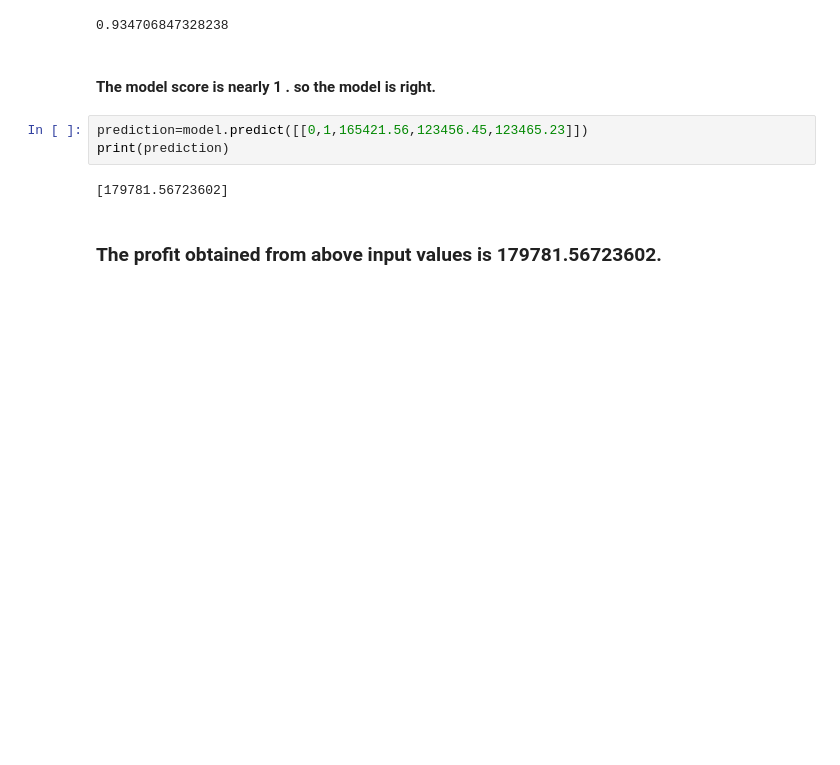
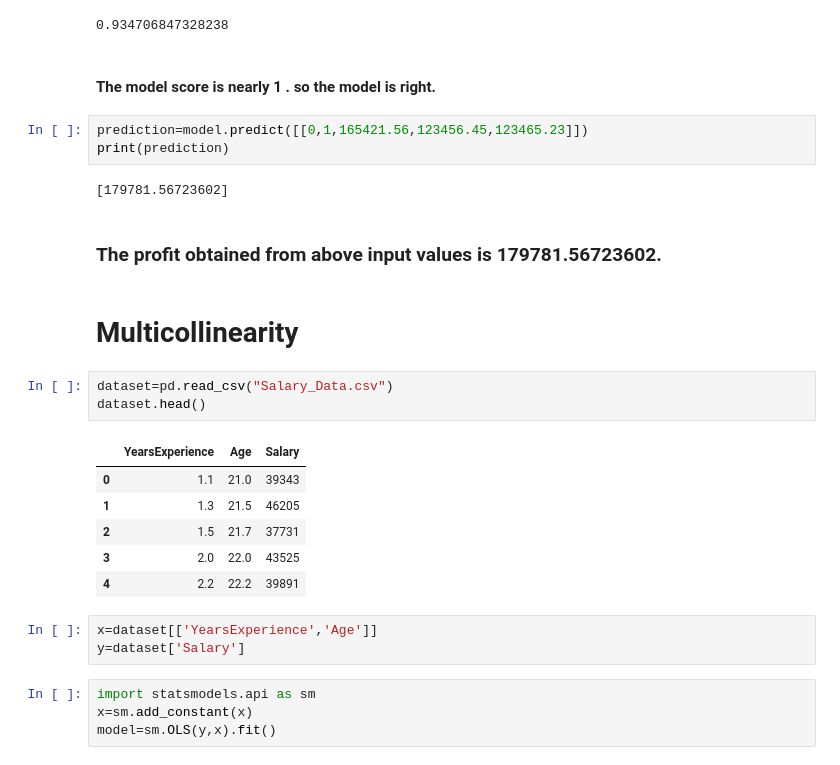
Before and after one commit to BibekRai44/Hands-on-Machine-Learning, a Jupyter notebook: DS/model.ipynb, the cells around one changed output. Saved outputs shown, nothing was run; the diff lists cells and outputs as text; blank space fills up the shorter version.

```diff
--- a/DS/model.ipynb
+++ b/DS/model.ipynb
@@ -192,3 +192,22 @@ print(prediction)
 [179781.56723602]
 # %% [markdown]
 ### The profit obtained from above input values is 179781.56723602.
+# %% [markdown]
+# Multicollinearity
+# %%
+dataset=pd.read_csv("Salary_Data.csv")
+dataset.head()
+# %% [output]
+|  | YearsExperience | Age | Salary |
+| 0 | 1.1 | 21.0 | 39343 |
+| 1 | 1.3 | 21.5 | 46205 |
+| 2 | 1.5 | 21.7 | 37731 |
+| 3 | 2.0 | 22.0 | 43525 |
+| 4 | 2.2 | 22.2 | 39891 |
+# %%
+x=dataset[['YearsExperience','Age']]
+y=dataset['Salary']
+# %%
+import statsmodels.api as sm
+x=sm.add_constant(x)
+model=sm.OLS(y,x).fit()
```
Also changed, not shown: parts of 3 cells of this notebook.
